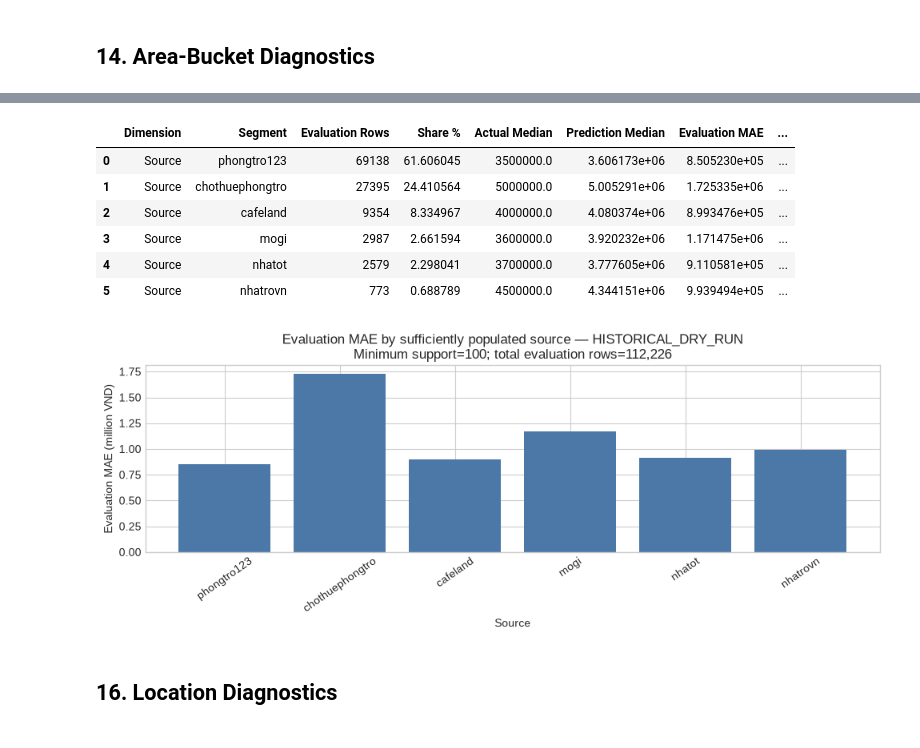
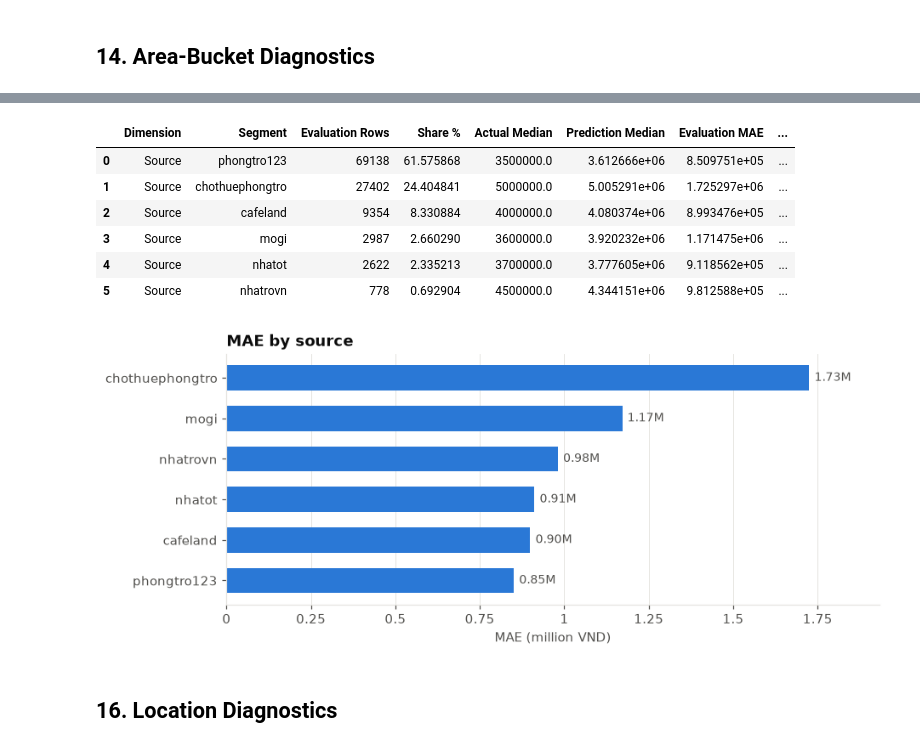
Before and after one commit to HauCoder2005/roombeacon-system, a Jupyter notebook: notebooks/06_roombeacon_shadow_validation.ipynb, the cells around one changed output, grey strips where cells are left out. Cells and saved outputs as stored; diff of their text form; code cells hidden in the pictures.

```diff
--- a/notebooks/06_roombeacon_shadow_validation.ipynb
+++ b/notebooks/06_roombeacon_shadow_validation.ipynb
@@ -265,0 +413,15 @@ Residual distribution diagnostics: full min=-166,266,223 VND, full max=5,931,257
+# %%
+evaluation_population = prepare_evaluation_population(
+    shadow_predictions, silver_df, policy="PERMISSIVE", target_column=TARGET_COLUMN
+)
+shadow_output = evaluation_population.all_predictions
+evaluation_frame = evaluation_population.evaluation_predictions
+assert len(shadow_output) == len(shadow_predictions)
+assert len(evaluation_frame) == int(
+    evaluation_population.funnel.loc[
+        evaluation_population.funnel.Stage.eq("Final model eligible"), "Rows"
+    ].iloc[0]
+)
+overall_metrics = pd.DataFrame([evaluate_shadow_predictions(evaluation_frame)])
+display(evaluation_population.exclusion_summary)
+display(overall_metrics)
@@ -304,21 +537,38 @@ ax.tick_params(axis='x',rotation=15); plt.tight_layout(); plt.show()
 # %%
-source_metrics=source_diagnostics(evaluation_frame,min_support=MIN_SUPPORT)
-source_metrics=source_metrics.merge(source_share[['Category','Reference Share %','Shadow Share %','Delta pp']],left_on='Segment',right_on='Category',how='left').drop(columns=['Category'])
-source_metrics=source_metrics.rename(columns={'Reference Share %':'Inference Reference Share %','Shadow Share %':'Inference Shadow Share %','Rows':'Evaluation Rows','MAE':'Evaluation MAE','MedianAE':'Evaluation MedianAE','Signed Bias':'Evaluation Signed Bias'})
+source_metrics = source_diagnostics(evaluation_frame, min_support=MIN_SUPPORT)
+source_metrics = source_metrics.merge(
+    source_share[["Category", "Reference Share %", "Shadow Share %", "Delta pp"]],
+    left_on="Segment",
+    right_on="Category",
+    how="left",
+).drop(columns=["Category"])
+source_metrics = source_metrics.rename(
+    columns={
+        "Reference Share %": "Inference Reference Share %",
+        "Shadow Share %": "Inference Shadow Share %",
+        "Rows": "Evaluation Rows",
+        "MAE": "Evaluation MAE",
+        "MedianAE": "Evaluation MedianAE",
+        "Signed Bias": "Evaluation Signed Bias",
+    }
+)
 display(source_metrics)
-fig,ax=plt.subplots(figsize=(10,4))
-ax.bar(source_metrics.Segment,source_metrics['Evaluation MAE']/1_000_000,color='#4C78A8')
-ax.set(title=f'Evaluation MAE by sufficiently populated source — {VALIDATION_MODE}\nMinimum support={MIN_SUPPORT}; total evaluation rows={int(source_metrics["Evaluation Rows"].sum()):,}',xlabel='Source',ylabel='Evaluation MAE (million VND)')
-ax.tick_params(axis='x',rotation=35); plt.tight_layout(); plt.show()
+bar_chart(
+    source_metrics.set_index("Segment")["Evaluation MAE"] / 1e6,
+    title="MAE by source",
+    xlabel="MAE (million VND)",
+    fmt="{:.2f}M",
+)
+plt.show()
 # %% [output]
 |  | Dimension | Segment | Evaluation Rows | Share % | Actual Median | Prediction Median | Evaluation MAE | ... |
-| 0 | Source | phongtro123 | 69138 | 61.606045 | 3500000.0 | 3.606173e+06 | 8.505230e+05 | ... |
-| 1 | Source | chothuephongtro | 27395 | 24.410564 | 5000000.0 | 5.005291e+06 | 1.725335e+06 | ... |
-| 2 | Source | cafeland | 9354 | 8.334967 | 4000000.0 | 4.080374e+06 | 8.993476e+05 | ... |
-| 3 | Source | mogi | 2987 | 2.661594 | 3600000.0 | 3.920232e+06 | 1.171475e+06 | ... |
-| 4 | Source | nhatot | 2579 | 2.298041 | 3700000.0 | 3.777605e+06 | 9.110581e+05 | ... |
-| 5 | Source | nhatrovn | 773 | 0.688789 | 4500000.0 | 4.344151e+06 | 9.939494e+05 | ... |
+| 0 | Source | phongtro123 | 69138 | 61.575868 | 3500000.0 | 3.612666e+06 | 8.509751e+05 | ... |
+| 1 | Source | chothuephongtro | 27402 | 24.404841 | 5000000.0 | 5.005291e+06 | 1.725297e+06 | ... |
+| 2 | Source | cafeland | 9354 | 8.330884 | 4000000.0 | 4.080374e+06 | 8.993476e+05 | ... |
+| 3 | Source | mogi | 2987 | 2.660290 | 3600000.0 | 3.920232e+06 | 1.171475e+06 | ... |
+| 4 | Source | nhatot | 2622 | 2.335213 | 3700000.0 | 3.777605e+06 | 9.118562e+05 | ... |
+| 5 | Source | nhatrovn | 778 | 0.692904 | 4500000.0 | 4.344151e+06 | 9.812588e+05 | ... |
-[figure, old version]
+[figure, new version]
 # %% [markdown]
 ## 16. Location Diagnostics
 # %%
```
Also changed, not shown: parts of 62 cells of this notebook.
